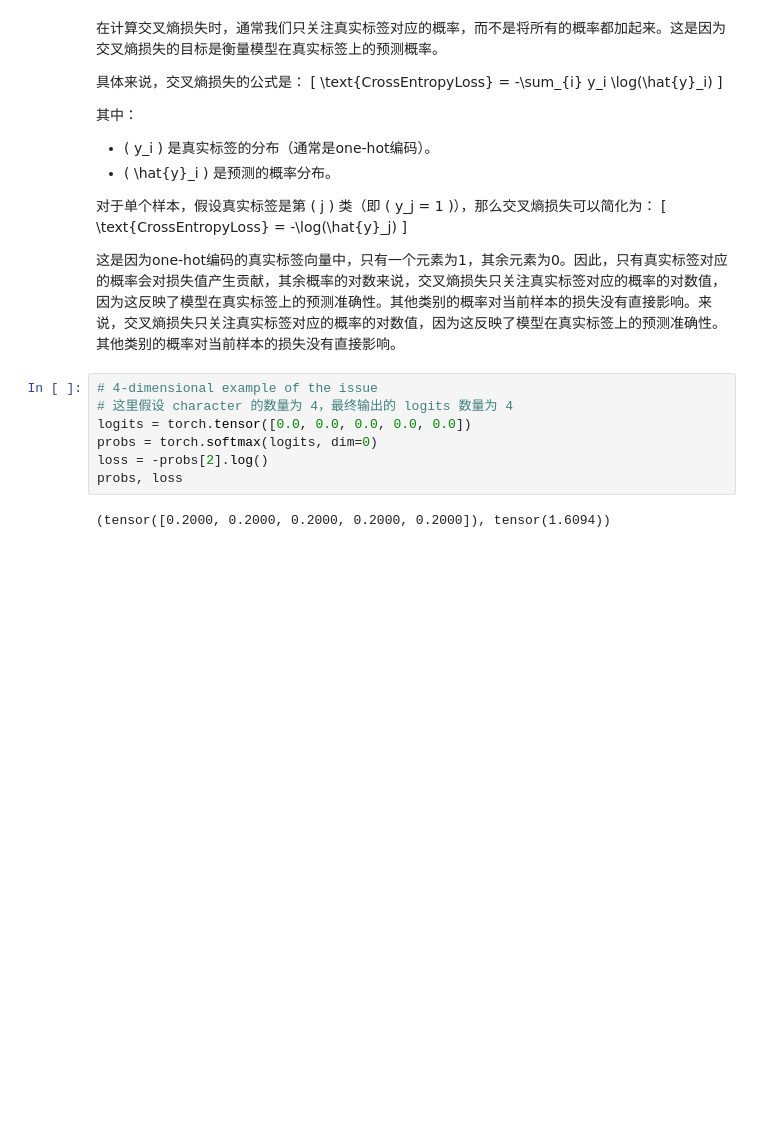
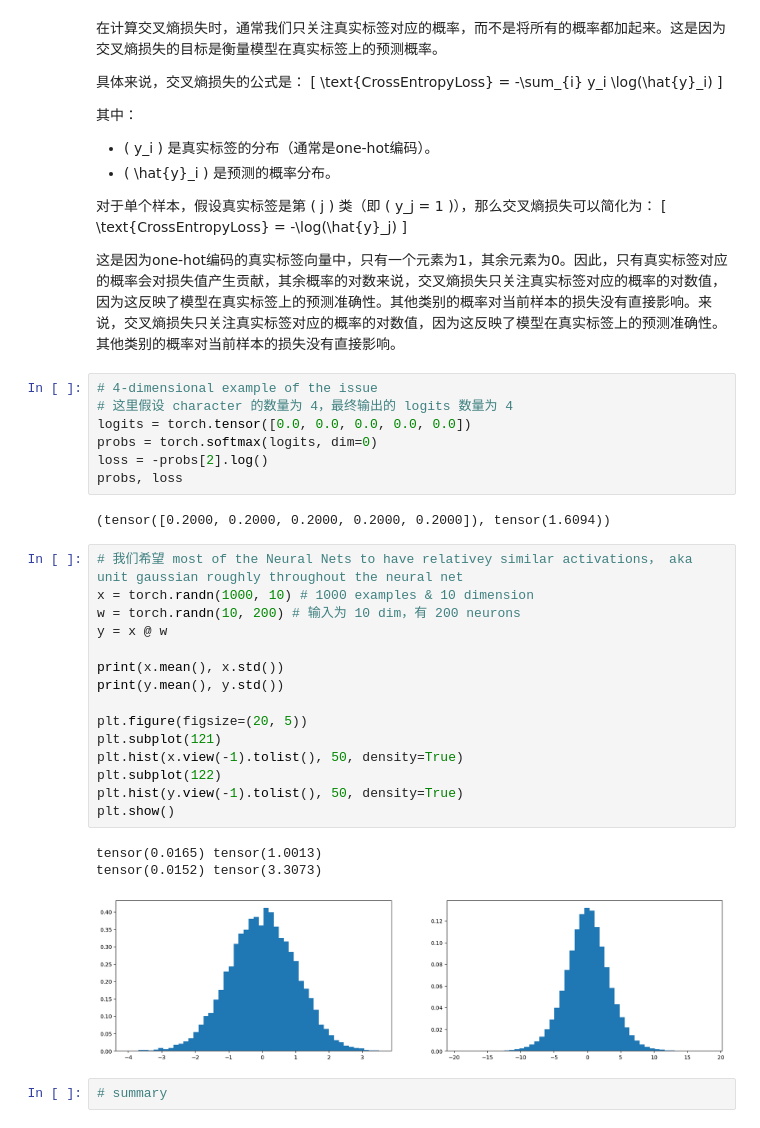
Before and after one commit to JustLikeThis101/nn-zero-to-hero, a Jupyter notebook: 04makemore/makemore part 3.ipynb, the cells around one changed output. Cells and saved outputs as stored; diff of their text form; blank space fills up the shorter version.

```diff
--- a/04makemore/makemore part 3.ipynb
+++ b/04makemore/makemore part 3.ipynb
@@ -251,3 +289,24 @@ loss = -probs[2].log()
 probs, loss
 # %% [output]
 (tensor([0.2000, 0.2000, 0.2000, 0.2000, 0.2000]), tensor(1.6094))
+# %%
+# 我们希望 most of the Neural Nets to have relativey similar activations， aka unit gaussian roughly throughout the neural net
+x = torch.randn(1000, 10) # 1000 examples & 10 dimension
+w = torch.randn(10, 200) # 输入为 10 dim，有 200 neurons
+y = x @ w
+
+print(x.mean(), x.std())
+print(y.mean(), y.std())
+
+plt.figure(figsize=(20, 5))
+plt.subplot(121)
+plt.hist(x.view(-1).tolist(), 50, density=True)
+plt.subplot(122)
+plt.hist(y.view(-1).tolist(), 50, density=True)
+plt.show()
+# %% [output]
+tensor(0.0165) tensor(1.0013)
+tensor(0.0152) tensor(3.3073)
+[figure, added]
+# %%
+# summary
```
Also changed, not shown: parts of 11 cells of this notebook.
